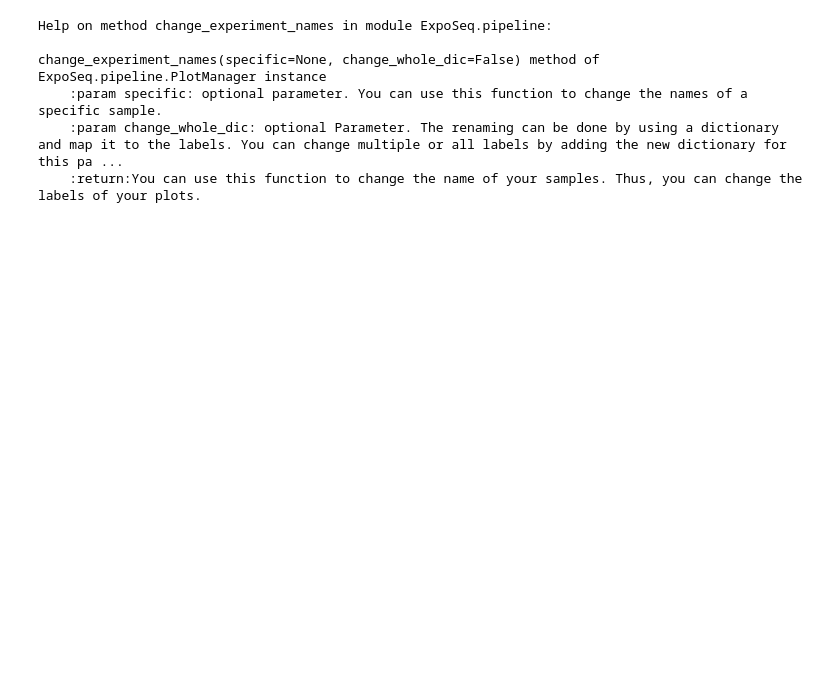
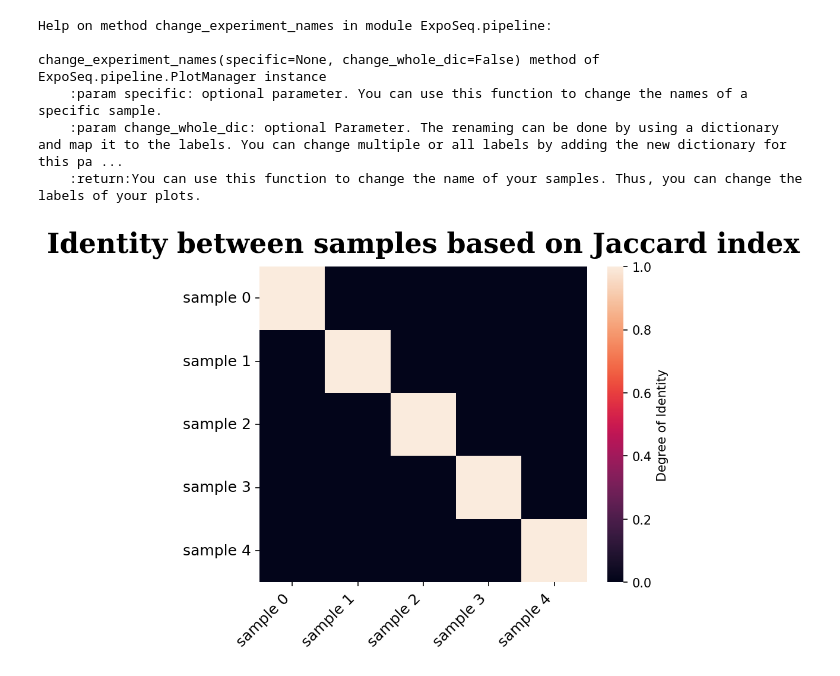
Before and after one commit to DigBioLab/ExpoSeq, a Jupyter notebook: ExpoSeq_handsOn.ipynb, the cells around one changed output. Saved outputs shown, nothing was run; the diff lists cells and outputs as text; code cells hidden in the pictures; blank space fills up the shorter version.

```diff
--- a/ExpoSeq_handsOn.ipynb
+++ b/ExpoSeq_handsOn.ipynb
@@ -122,5 +258,7 @@ change_experiment_names(specific=None, change_whole_dic=False) method of ExpoSeq
     :param change_whole_dic: optional Parameter. The renaming can be done by using a dictionary and map it to the labels. You can change multiple or all labels by adding the new dictionary for this pa ...
     :return:You can use this function to change the name of your samples. Thus, you can change the labels of your plots.
 # %%
-plot.change_experiment_names("sample 0")
+plot.jaccard()
 plot.ControlFigure.fig
+# %% [output]
+[figure, added]
```
Also changed, not shown: parts of 30 cells of this notebook, 24 other files.
